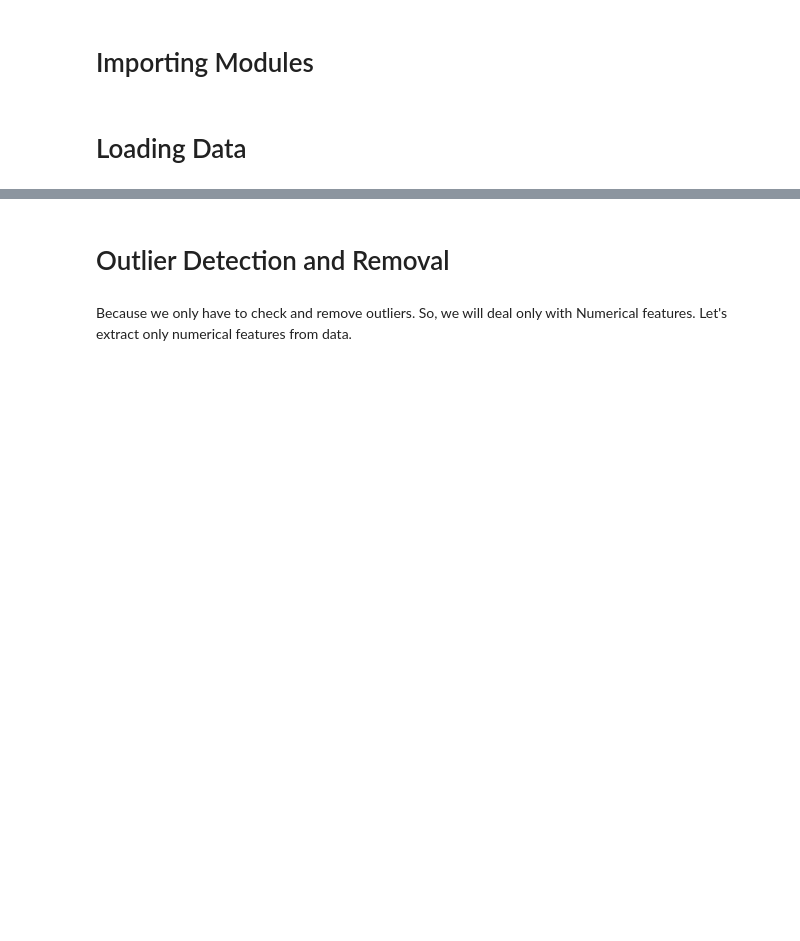
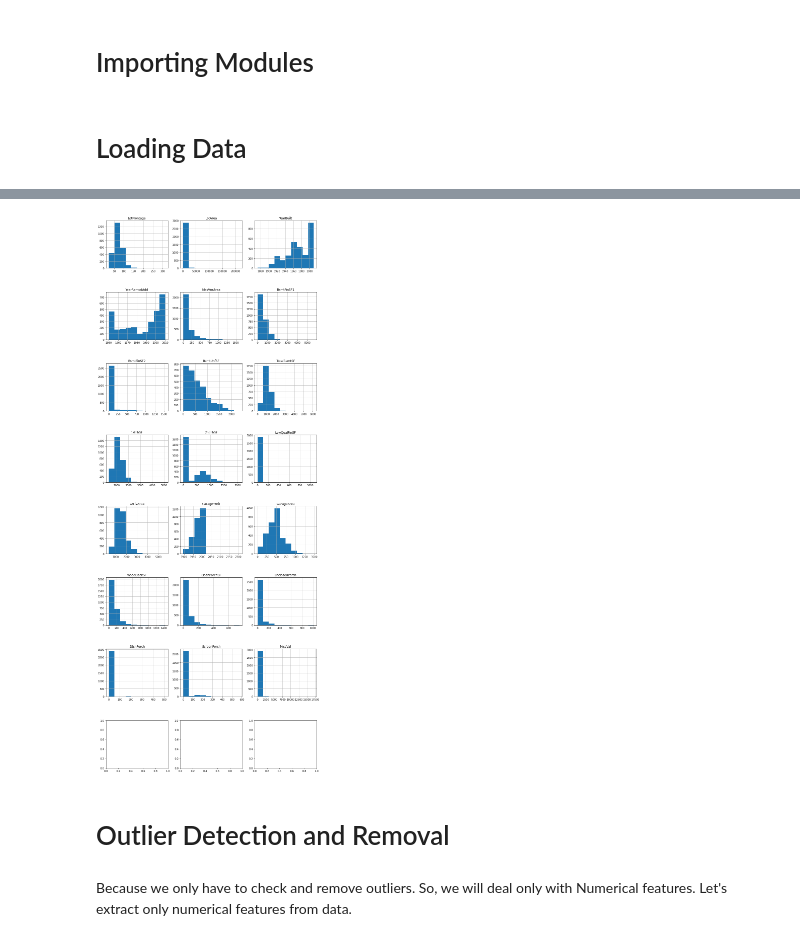
Before and after one commit to RoeiBenZeev/TDS-final-project-outlier-detection, a Jupyter notebook: Outlier-Detection.ipynb, the cells around one changed output, grey strips where cells are left out. Cells and saved outputs as stored; diff of their text form; code cells hidden in the pictures; blank space fills up the shorter version.

```diff
--- a/Outlier-Detection.ipynb
+++ b/Outlier-Detection.ipynb
@@ -27,3 +29,7 @@ num_cols.shape
+# %%
+plot_num_cols(df, num_cols)
+# %% [output]
+[figure, added]
 # %% [markdown]
 # Outlier Detection and Removal
 # %% [markdown]
```
Also changed, not shown: parts of 19 cells of this notebook.
